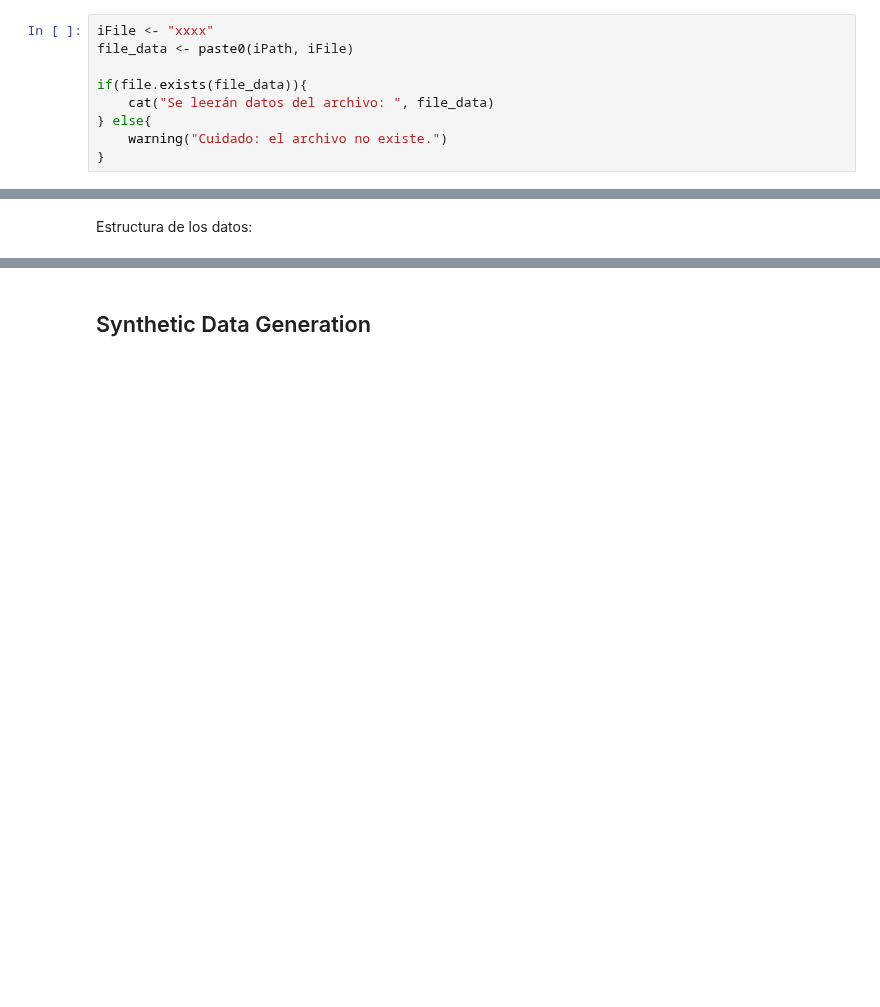
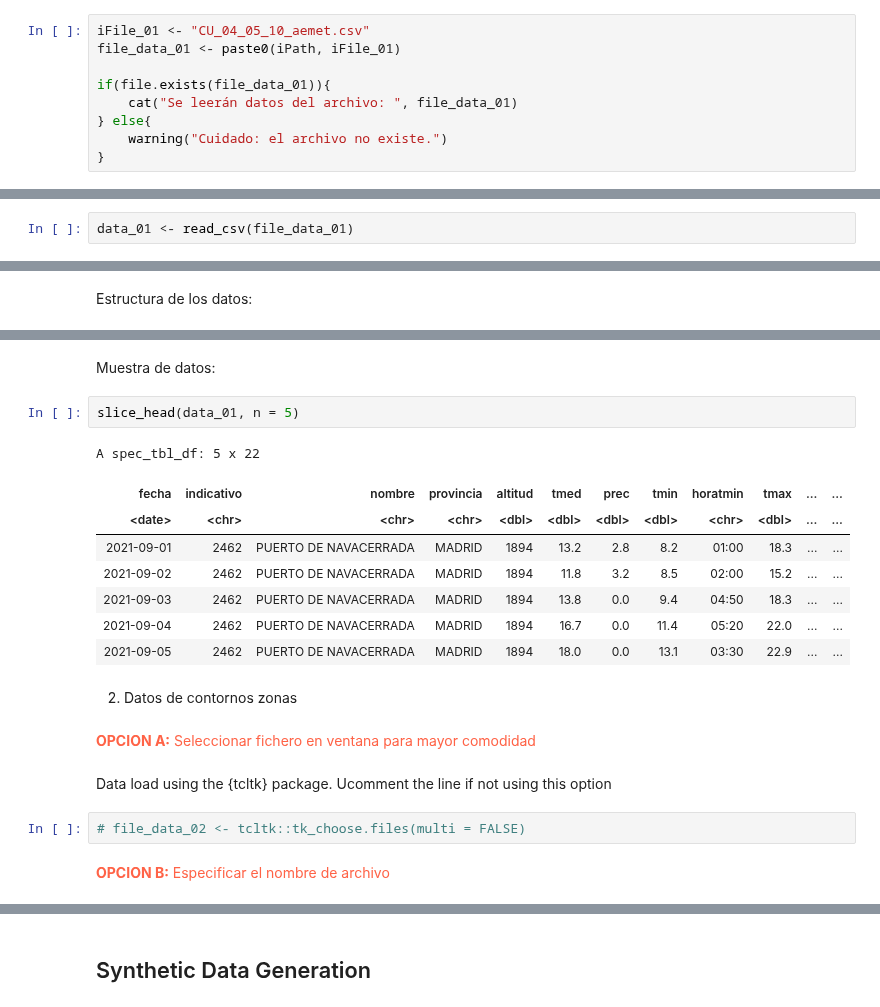
Before and after one commit to URJCDSLab/CitizenLab-Research-and-Development, a Jupyter notebook: casos_urjc/notebooks/II_data_processing/04_vacunas/05. - Data Collection_CU_04_11_meteo_zonas_v_01.ipynb, the cells around one changed output, grey strips where cells are left out. Drawn from its saved outputs; the diff is of its cells as text; blank space fills up the shorter version.

```diff
--- a/casos_urjc/notebooks/II_data_processing/04_vacunas/05. - Data Collection_CU_04_11_meteo_zonas_v_01.ipynb
+++ b/casos_urjc/notebooks/II_data_processing/04_vacunas/05. - Data Collection_CU_04_11_meteo_zonas_v_01.ipynb
@@ -56,9 +68,9 @@ Instrucciones
 # %%
-iFile <- "xxxx"
-file_data <- paste0(iPath, iFile)
+iFile_01 <- "CU_04_05_10_aemet.csv"
+file_data_01 <- paste0(iPath, iFile_01)
 
-if(file.exists(file_data)){
-    cat("Se leerán datos del archivo: ", file_data)
+if(file.exists(file_data_01)){
+    cat("Se leerán datos del archivo: ", file_data_01)
 } else{
     warning("Cuidado: el archivo no existe.")
 }
@@ -68,0 +83,2 @@ data <- read_csv(file_data)
+# %%
+data_01 <- read_csv(file_data_01)
@@ -70,0 +117,23 @@ Estructura de  los datos:
+# %% [markdown]
+Muestra de datos:
+# %%
+slice_head(data_01, n = 5)
+# %% [output]
+A spec_tbl_df: 5 x 22
+| fecha | indicativo | nombre | provincia | altitud | tmed | prec | tmin | horatmin | tmax | ... | ... |
+| <date> | <chr> | <chr> | <chr> | <dbl> | <dbl> | <dbl> | <dbl> | <chr> | <dbl> | ... | ... |
+| 2021-09-01 | 2462 | PUERTO DE NAVACERRADA | MADRID | 1894 | 13.2 | 2.8 | 8.2 | 01:00 | 18.3 | ... | ... |
+| 2021-09-02 | 2462 | PUERTO DE NAVACERRADA | MADRID | 1894 | 11.8 | 3.2 | 8.5 | 02:00 | 15.2 | ... | ... |
+| 2021-09-03 | 2462 | PUERTO DE NAVACERRADA | MADRID | 1894 | 13.8 | 0.0 | 9.4 | 04:50 | 18.3 | ... | ... |
+| 2021-09-04 | 2462 | PUERTO DE NAVACERRADA | MADRID | 1894 | 16.7 | 0.0 | 11.4 | 05:20 | 22.0 | ... | ... |
+| 2021-09-05 | 2462 | PUERTO DE NAVACERRADA | MADRID | 1894 | 18.0 | 0.0 | 13.1 | 03:30 | 22.9 | ... | ... |
+# %% [markdown]
+2. Datos de contornos zonas
+# %% [markdown]
+<font color='tomato'><b> OPCION A:</b> Seleccionar fichero en ventana para mayor comodidad</font>
+# %% [markdown]
+Data load using the {tcltk} package. Ucomment the line if not using this option
+# %%
+# file_data_02 <- tcltk::tk_choose.files(multi = FALSE)
+# %% [markdown]
+<font color='tomato'><b> OPCION B:</b> Especificar el nombre de archivo</font>
```
Also changed, not shown: parts of 72 cells of this notebook, 29 other files.
